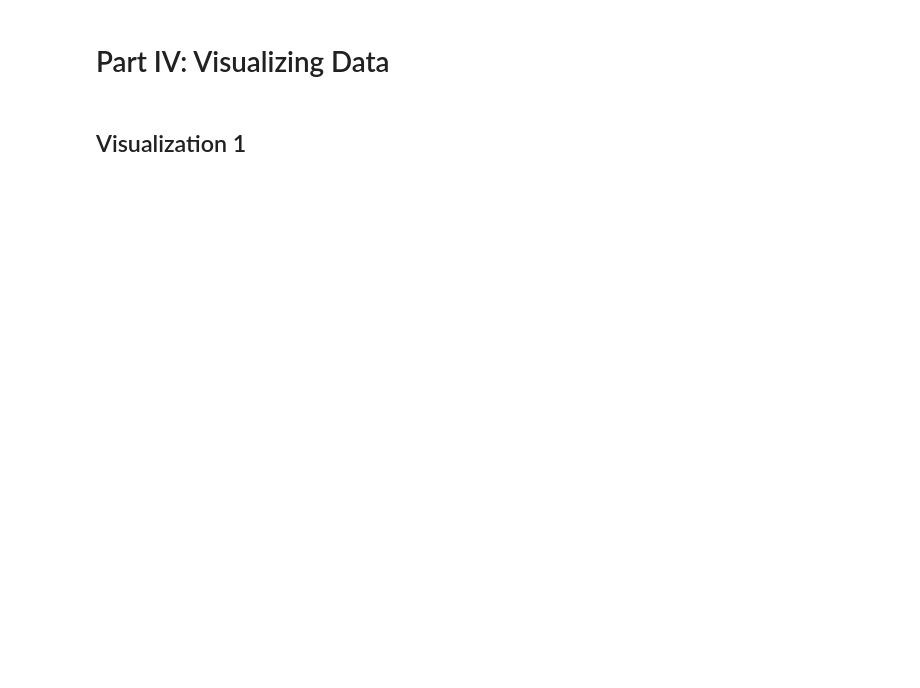
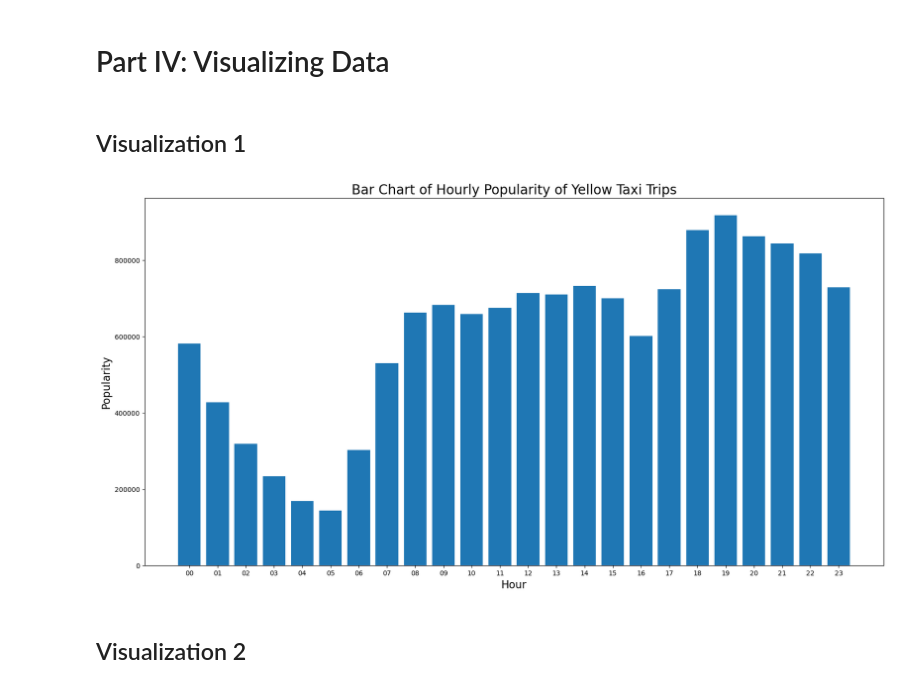
Before and after one commit to JenniferZhu98/4501project, a Jupyter notebook: 4501project.ipynb, the cells around one changed output. Drawn from its saved outputs; the diff is of its cells as text; code cells hidden in the pictures; blank space fills up the shorter version.

Commit message:
update notebook, add queries
finish part 3, save query files, part 4 visualization 1&2

```diff
--- a/4501project.ipynb
+++ b/4501project.ipynb
@@ -906,4 +906,4 @@ engine.execute("SELECT * FROM taxitrips LIMIT 5").fetchall()
 # %% [markdown]
 # Part III: Understanding Data
 # %%
-conn = sqlite3.connect(DATABASE_URL)
+connection = sqlite3.connect("project.db")
@@ -932,26 +1120,26 @@ write_query_to_file(QUERY_1, QUERY_1_FILENAME)
 # %% [markdown]
 ## Visualization 1
 # %%
-# use a more descriptive name for your function
-def plot_visual_1(dataframe):
-    figure, axes = plt.subplots(figsize=(20, 10))
-
-    values = "..."  # use the dataframe to pull out values needed to plot
-
-    # you may want to use matplotlib to plot your visualizations;
-    # there are also many other plot types (other
-    # than axes.plot) you can use
-    axes.plot(values, "...")
-    # there are other methods to use to label your axes, to style
-    # and set up axes labels, etc
-    axes.set_title("Some Descriptive Title")
-
-    plt.show()
+def get_data_for_visual_1():
+    return pd.read_sql_query(QUERY_1, con=connection)
 # %%
-def get_data_for_visual_1():
-    # Query SQL database for the data needed.
-    # You can put the data queried into a pandas dataframe, if you wish
-    raise NotImplementedError()
+def plot_barchart_visual_1(dataframe):
+    fig, ax = plt.subplots(figsize=(20, 10))
+
+    dataframe.sort_values(by=["hour"], inplace=True, ascending=True)
+    x = dataframe["hour"].values
+    y = dataframe["popularity"].values
+
+    ax.bar(x, y)
+    ax.set_xlabel("Hour", fontsize=16)
+    ax.set_ylabel("Popularity", fontsize=16)
+    ax.set_title("Bar Chart of Hourly Popularity of Yellow Taxi Trips", fontsize=20)
+
+    plt.show()
 # %%
-some_dataframe = get_data_for_visual_1()
-plot_visual_1(some_dataframe)
+df1 = get_data_for_visual_1()
+plot_barchart_visual_1(df1)
+# %% [output]
+[figure, added]
+# %% [markdown]
+## Visualization 2
```
Also changed, not shown: parts of 26 cells of this notebook, 6 other files.
